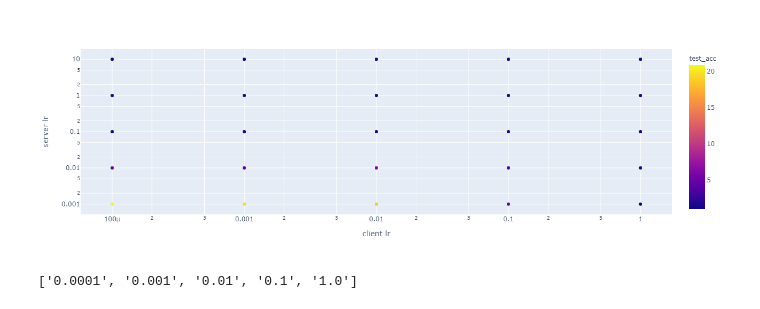
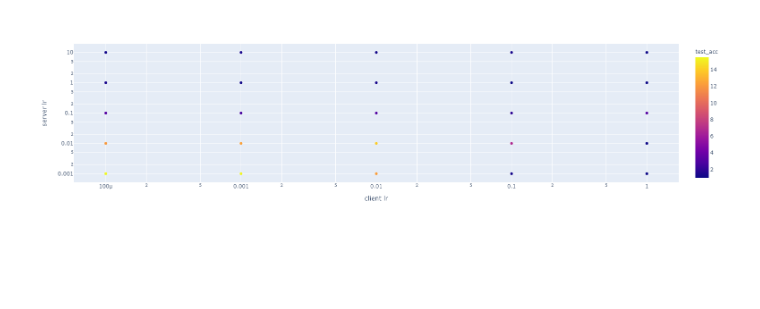
Before and after one commit to matech96/FederatedLighting, a Jupyter notebook: notebooks/server_side_opt.ipynb, the cells around one changed output. Drawn from its saved outputs; the diff is of its cells as text; code cells hidden in the pictures; blank space fills up the shorter version.

Commit message:
extended no groupnorm

```diff
--- a/notebooks/server_side_opt.ipynb
+++ b/notebooks/server_side_opt.ipynb
@@ -39,21 +27,17 @@ df = df.sort_values(['server opt', 'server lr'])#[['server lr', 'client lr', 'se
 # %%
 import plotly.express as px
 import plotly.graph_objects as go
-df_tmp = df[(df['server opt'] == 'Adam') & (df['groupnorm'] == False)]
+df_tmp = df[(df['server opt'] == 'Adagrad') & (df['groupnorm'] != True)]
 import plotly.express as px
 # df = px.data.gapminder()
 
 fig = px.scatter(df_tmp, x="client lr", y="server lr",
 	         color="test_acc", log_x=True, log_y=True, size_max=60)
 fig.show()
 # fig = px.imshow(np.array(df_tmp['test_acc']).reshape((5,5)),
 #                                 x=[str(s) for s in df_tmp['client lr'].unique()],
 #                                 y=[str(s) for s in df_tmp['server lr'].unique()],
 #          )
 # fig.show()
 # %% [output]
-[figure, old version]
+[figure, new version]
-# %%
-[str(s) for s in df_tmp['client lr'].unique()]
-# %% [output]
-['0.0001', '0.001', '0.01', '0.1', '1.0']
```
Also changed, not shown: parts of 7 cells of this notebook, 1 other file.
